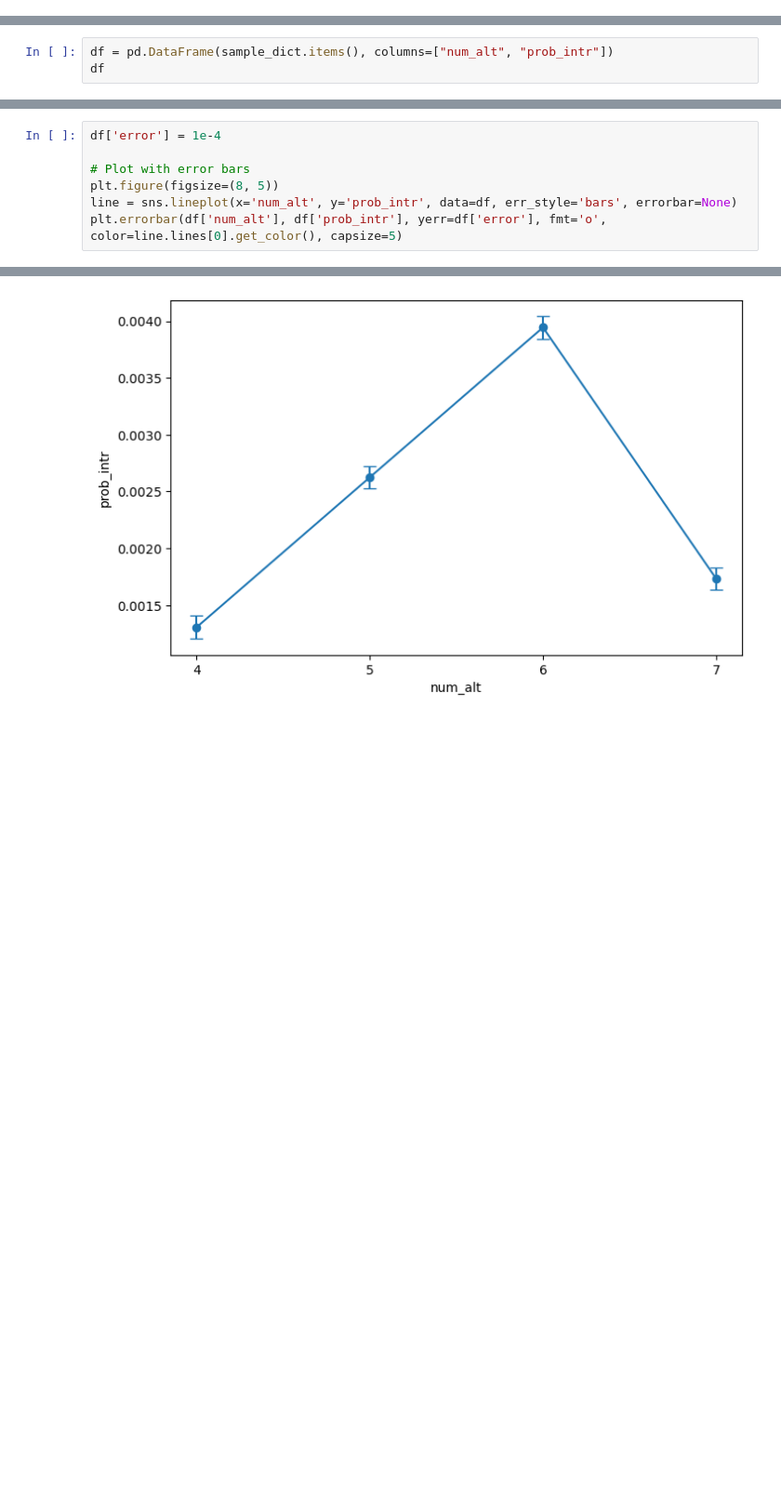
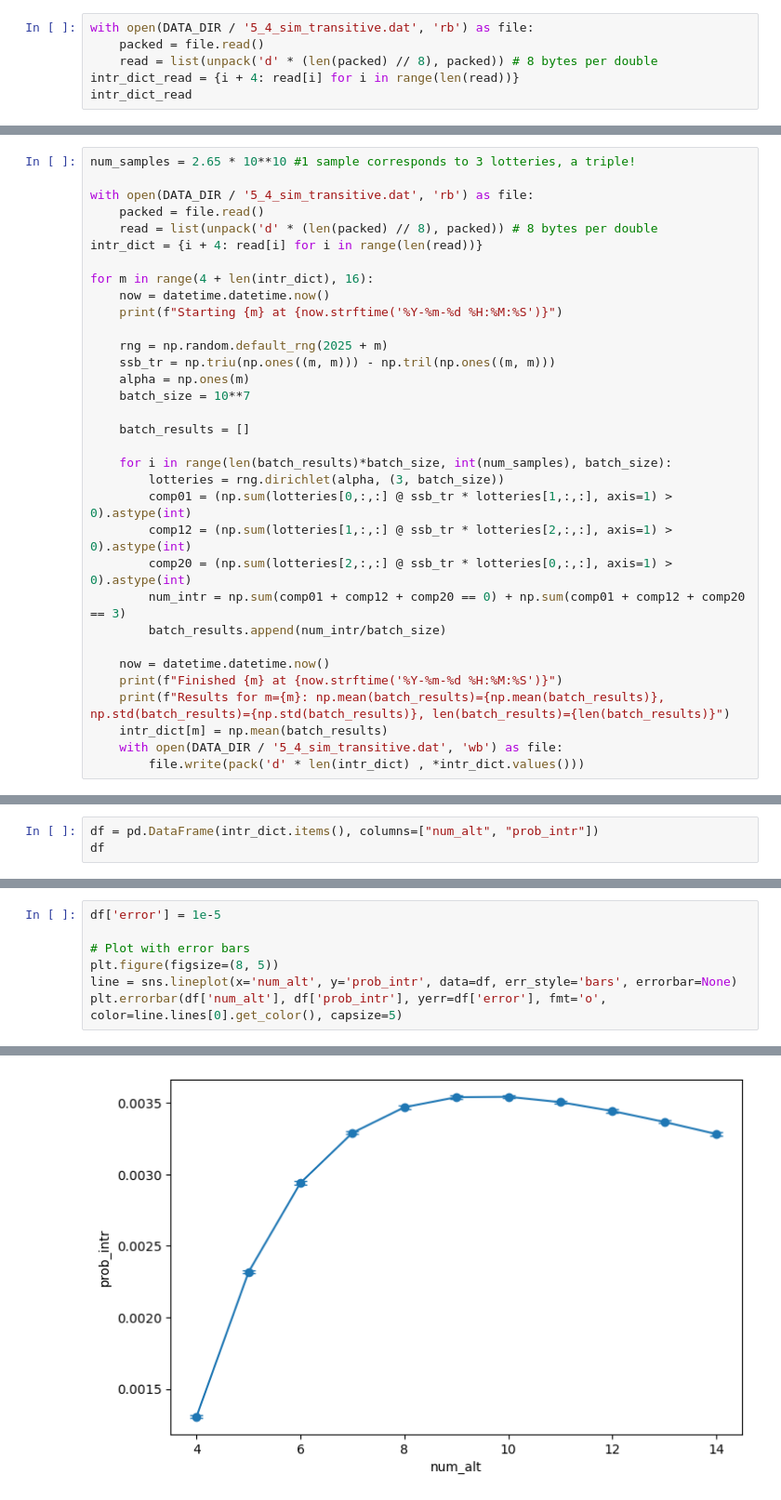
Before and after one commit to johschnee/pc-preferences, a Jupyter notebook: thesis_code/5_4_transitive_base.ipynb, the cells around one changed output, grey strips where cells are left out. Shown: that part at 93% size. Drawn from its saved outputs; the diff is of its cells as text; blank space fills up the shorter version.

Commit message:
Update transitive and symmetric tournament and backup

```diff
--- a/thesis_code/5_4_transitive_base.ipynb
+++ b/thesis_code/5_4_transitive_base.ipynb
@@ -12,0 +27,6 @@ from paths import FIG_DIR, DATA_DIR
+# %%
+with open(DATA_DIR / '5_4_sim_transitive.dat', 'rb') as file:
+    packed = file.read()
+    read = list(unpack('d' * (len(packed) // 8), packed)) # 8 bytes per double
+intr_dict_read = {i + 4: read[i] for i in range(len(read))}
+intr_dict_read
@@ -12,0 +35,33 @@ from paths import FIG_DIR, DATA_DIR
+# %%
+num_samples = 2.65 * 10**10 #1 sample corresponds to 3 lotteries, a triple!
+
+with open(DATA_DIR / '5_4_sim_transitive.dat', 'rb') as file:
+    packed = file.read()
+    read = list(unpack('d' * (len(packed) // 8), packed)) # 8 bytes per double
+intr_dict = {i + 4: read[i] for i in range(len(read))}
+
+for m in range(4 + len(intr_dict), 16):
+    now = datetime.datetime.now()
+    print(f"Starting {m} at {now.strftime('%Y-%m-%d %H:%M:%S')}")
+
+    rng = np.random.default_rng(2025 + m)
+    ssb_tr = np.triu(np.ones((m, m))) - np.tril(np.ones((m, m)))
+    alpha = np.ones(m)
+    batch_size = 10**7
+
+    batch_results = []
+
+    for i in range(len(batch_results)*batch_size, int(num_samples), batch_size):
+        lotteries = rng.dirichlet(alpha, (3, batch_size))
+        comp01 = (np.sum(lotteries[0,:,:] @ ssb_tr * lotteries[1,:,:], axis=1) > 0).astype(int)
+        comp12 = (np.sum(lotteries[1,:,:] @ ssb_tr * lotteries[2,:,:], axis=1) > 0).astype(int)
+        comp20 = (np.sum(lotteries[2,:,:] @ ssb_tr * lotteries[0,:,:], axis=1) > 0).astype(int)
+        num_intr = np.sum(comp01 + comp12 + comp20 == 0) + np.sum(comp01 + comp12 + comp20 == 3)
+        batch_results.append(num_intr/batch_size)
+
+    now = datetime.datetime.now()
+    print(f"Finished {m} at {now.strftime('%Y-%m-%d %H:%M:%S')}")
+    print(f"Results for m={m}: np.mean(batch_results)={np.mean(batch_results)}, np.std(batch_results)={np.std(batch_results)}, len(batch_results)={len(batch_results)}")
+    intr_dict[m] = np.mean(batch_results)
+    with open(DATA_DIR / '5_4_sim_transitive.dat', 'wb') as file:
+        file.write(pack('d' * len(intr_dict) , *intr_dict.values()))
@@ -15,5 +91,5 @@ sample_dict = {"4": 0.001306, "5": 0.002625, "6": 0.003944, "7": 0.001733}
 # %%
-df = pd.DataFrame(sample_dict.items(), columns=["num_alt", "prob_intr"])
+df = pd.DataFrame(intr_dict.items(), columns=["num_alt", "prob_intr"])
 df
 # %% [output]
 |  | num_alt | prob_intr |
@@ -29,10 +112,10 @@ sns.lineplot(x='num_alt', y='prob_intr', data=df, err_style='bars')
 # %%
-df['error'] = 1e-4
+df['error'] = 1e-5
 
 # Plot with error bars
 plt.figure(figsize=(8, 5))
 line = sns.lineplot(x='num_alt', y='prob_intr', data=df, err_style='bars', errorbar=None)
 plt.errorbar(df['num_alt'], df['prob_intr'], yerr=df['error'], fmt='o', color=line.lines[0].get_color(), capsize=5)
 # %% [output]
 <ErrorbarContainer object of 3 artists>
-[figure, old version]
+[figure, new version]
```
Also changed, not shown: parts of 11 cells of this notebook, 6 other files.
